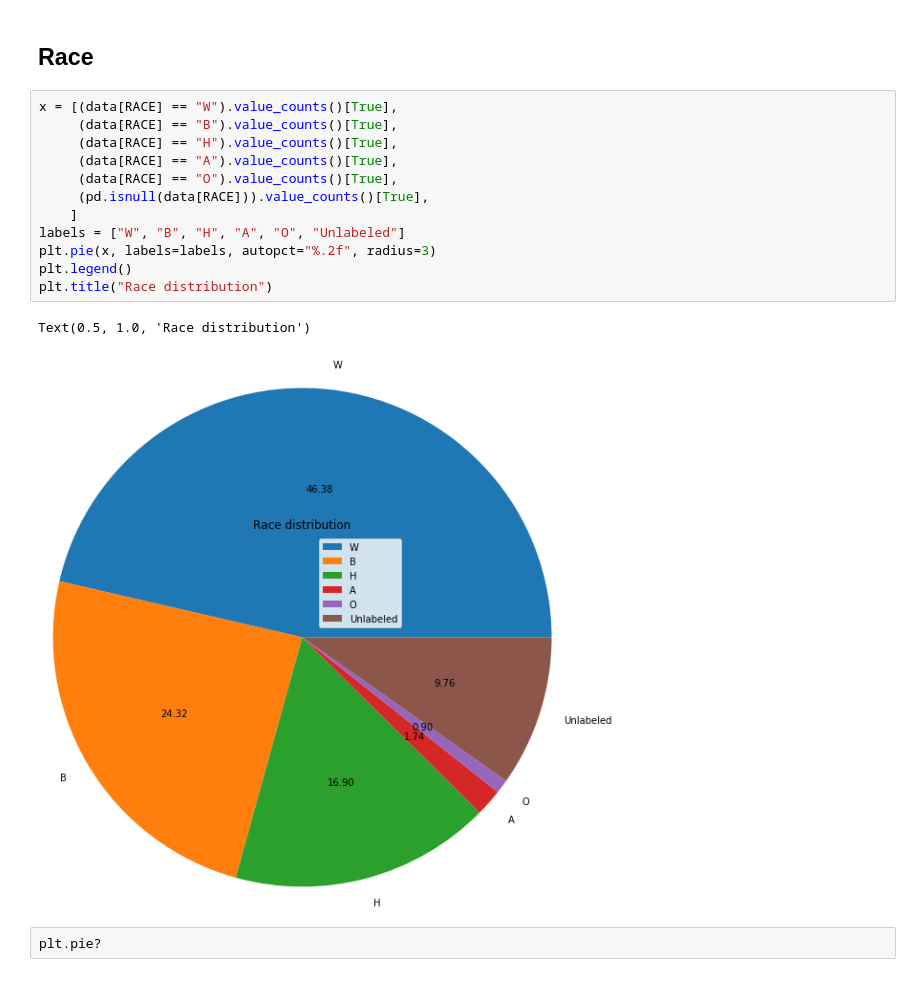
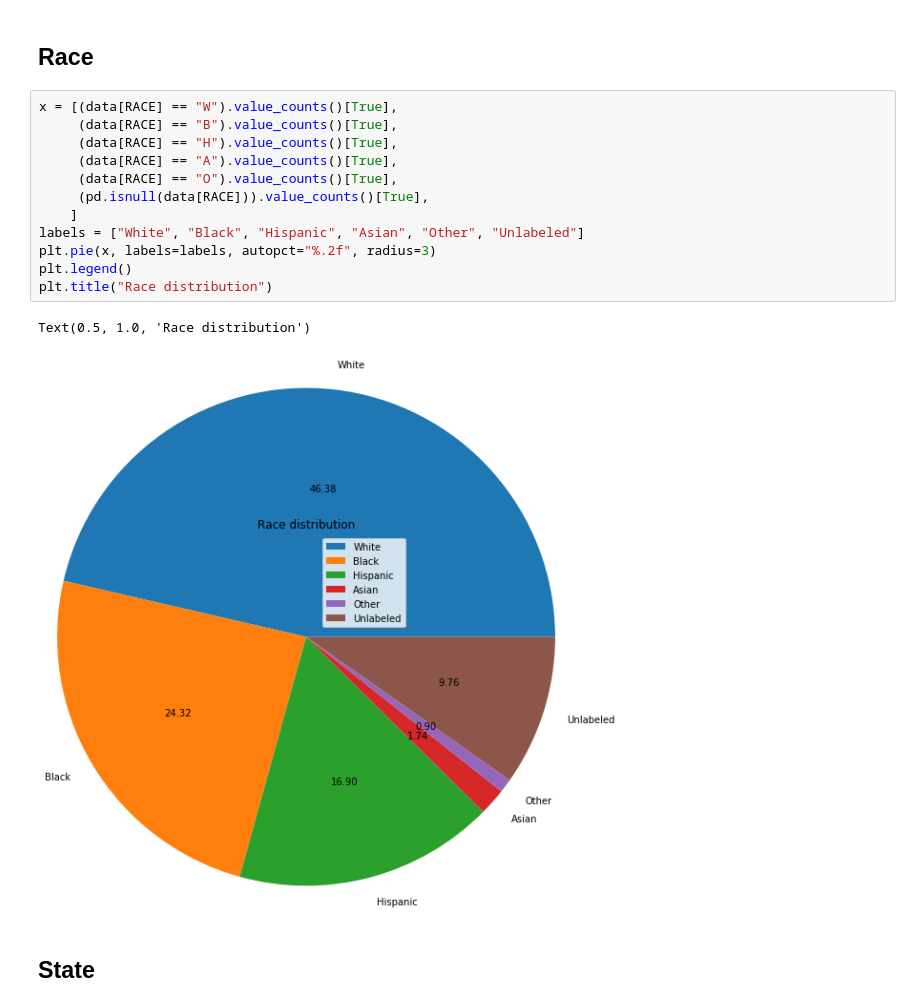
Before and after one commit to and-le/wapo-fatal-police-sheetings, a Jupyter notebook: data_analysis.ipynb, the cells around one changed output. Saved outputs shown, nothing was run; the diff lists cells and outputs as text.

```diff
--- a/data_analysis.ipynb
+++ b/data_analysis.ipynb
@@ -68,17 +96,17 @@ Text(0.5, 1.0, 'Gender distribution of fatal police shootings')
 # %%
 x = [(data[RACE] == "W").value_counts()[True],
      (data[RACE] == "B").value_counts()[True],
      (data[RACE] == "H").value_counts()[True],
      (data[RACE] == "A").value_counts()[True],
      (data[RACE] == "O").value_counts()[True],
      (pd.isnull(data[RACE])).value_counts()[True],
     ]
-labels = ["W", "B", "H", "A", "O", "Unlabeled"]
+labels = ["White", "Black", "Hispanic", "Asian", "Other", "Unlabeled"]
 plt.pie(x, labels=labels, autopct="%.2f", radius=3)
 plt.legend()
 plt.title("Race distribution")
 # %% [output]
 Text(0.5, 1.0, 'Race distribution')
-[figure, old version]
+[figure, new version]
-# %%
-plt.pie?
+# %% [markdown]
+## State
```
Also changed, not shown: parts of 16 cells of this notebook.
